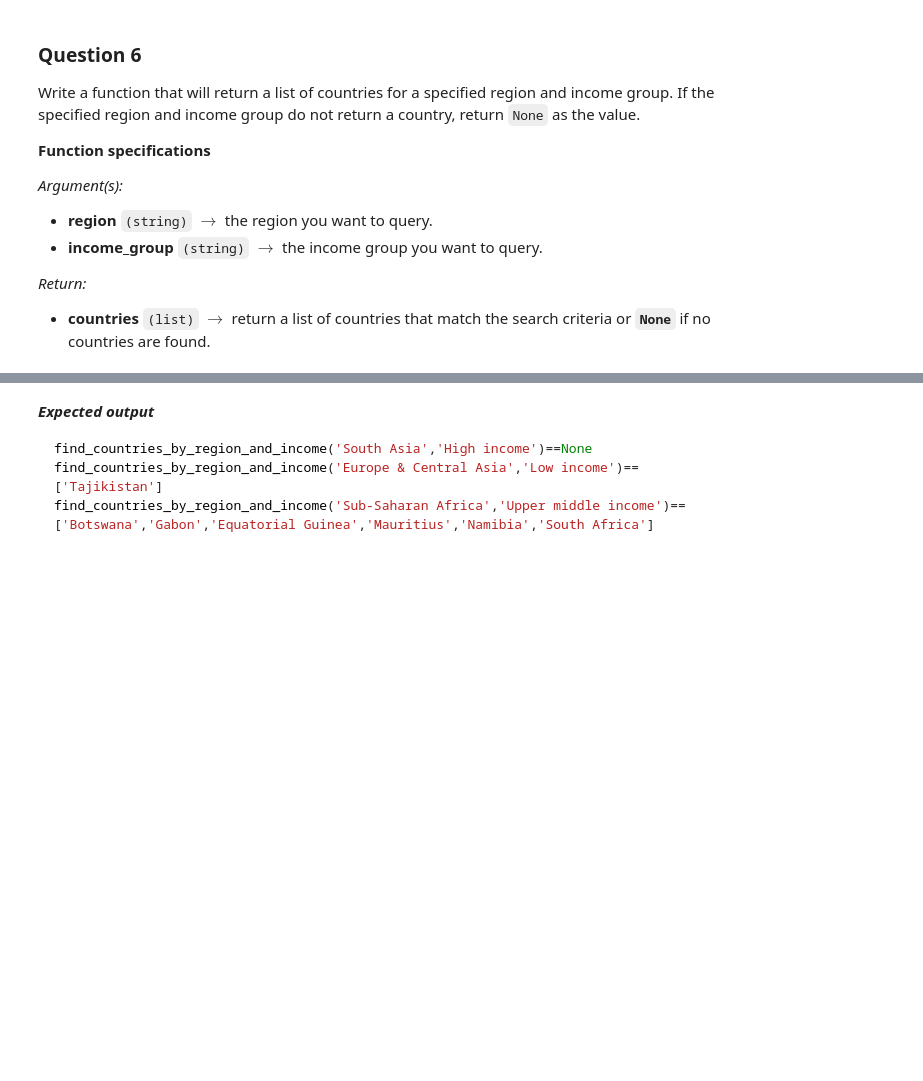
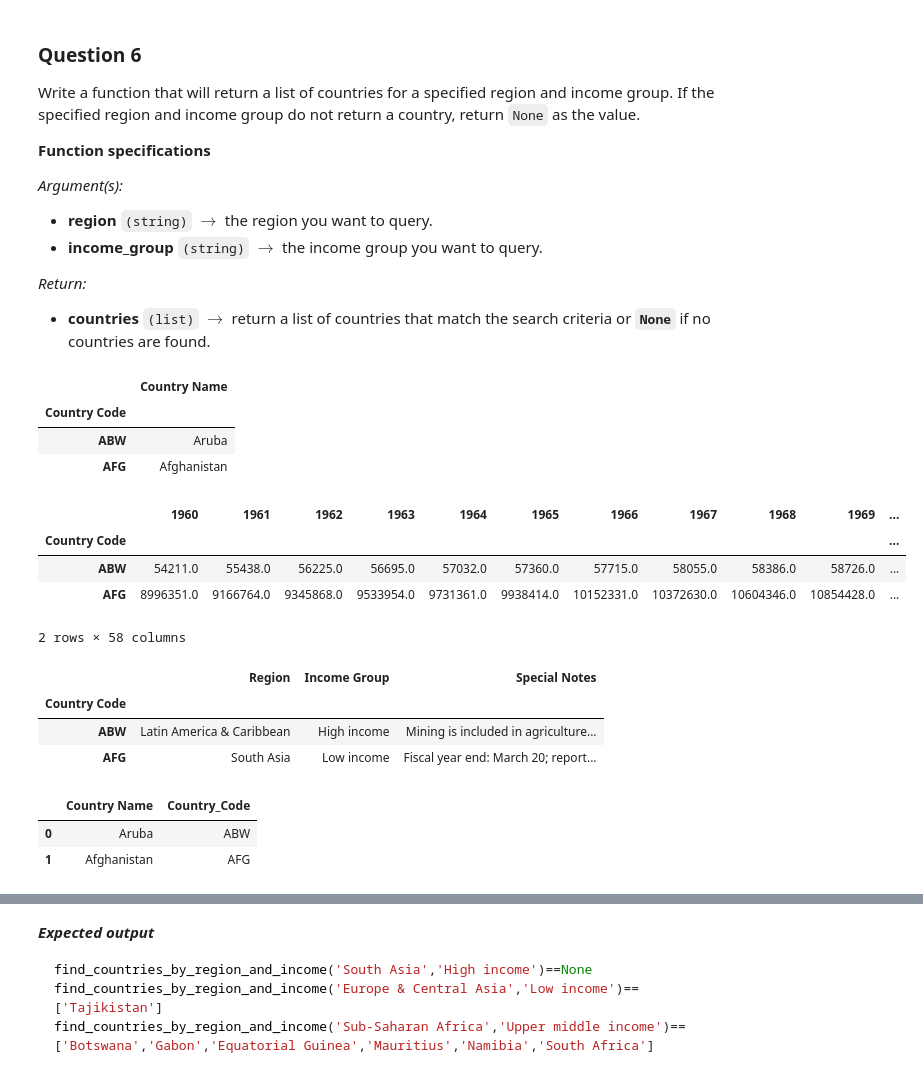
Before and after one commit to endiesworld/python-code-challenge, a Jupyter notebook: Python_practical_exam_student_version.ipynb, the cells around one changed output, grey strips where cells are left out. Drawn from its saved outputs; the diff is of its cells as text; code cells hidden in the pictures; blank space fills up the shorter version.

```diff
--- a/Python_practical_exam_student_version.ipynb
+++ b/Python_practical_exam_student_version.ipynb
@@ -372,0 +385,7 @@ Write a function that will return a list of countries for a specified region and
+# %%
+country_map_df.head(2)
+# %% [output]
+|  | Country Name |
+| Country Code |  |
+| ABW | Aruba |
+| AFG | Afghanistan |
@@ -372,0 +394,15 @@ Write a function that will return a list of countries for a specified region and
+# %%
+population_df.head(2)
+# %% [output]
+|  | 1960 | 1961 | 1962 | 1963 | 1964 | 1965 | 1966 | 1967 | 1968 | 1969 | ... |
+| Country Code |  |  |  |  |  |  |  |  |  |  | ... |
+| ABW | 54211.0 | 55438.0 | 56225.0 | 56695.0 | 57032.0 | 57360.0 | 57715.0 | 58055.0 | 58386.0 | 58726.0 | ... |
+| AFG | 8996351.0 | 9166764.0 | 9345868.0 | 9533954.0 | 9731361.0 | 9938414.0 | 10152331.0 | 10372630.0 | 10604346.0 | 10854428.0 | ... |
+2 rows × 58 columns
+# %%
+meta_df.head(2)
+# %% [output]
+|  | Region | Income Group | Special Notes |
+| Country Code |  |  |  |
+| ABW | Latin America & Caribbean | High income | Mining is included in agriculture... |
+| AFG | South Asia | Low income | Fiscal year end: March 20; report... |
@@ -372,0 +413,6 @@ Write a function that will return a list of countries for a specified region and
+# %%
+adj_country_map_df.head(2)
+# %% [output]
+|  | Country Name | Country_Code |
+| 0 | Aruba | ABW |
+| 1 | Afghanistan | AFG |
```
Also changed, not shown: parts of 13 cells of this notebook.
